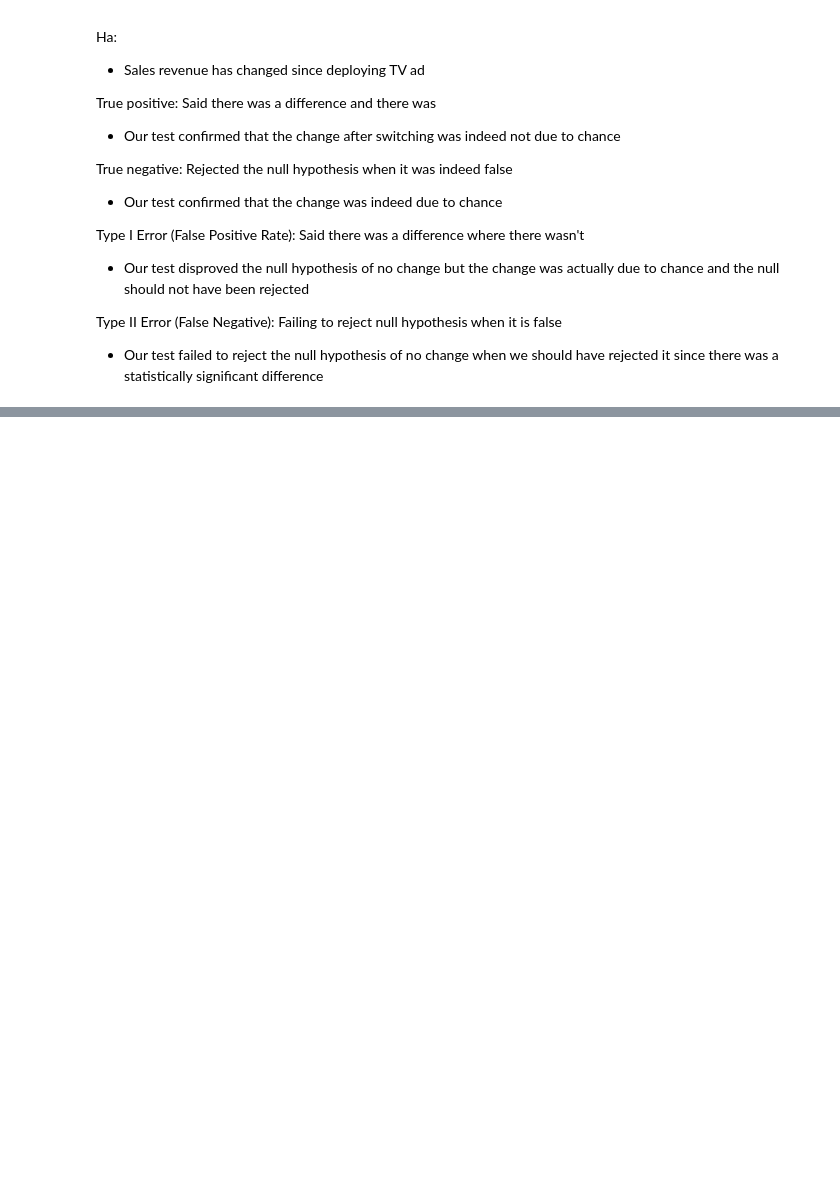
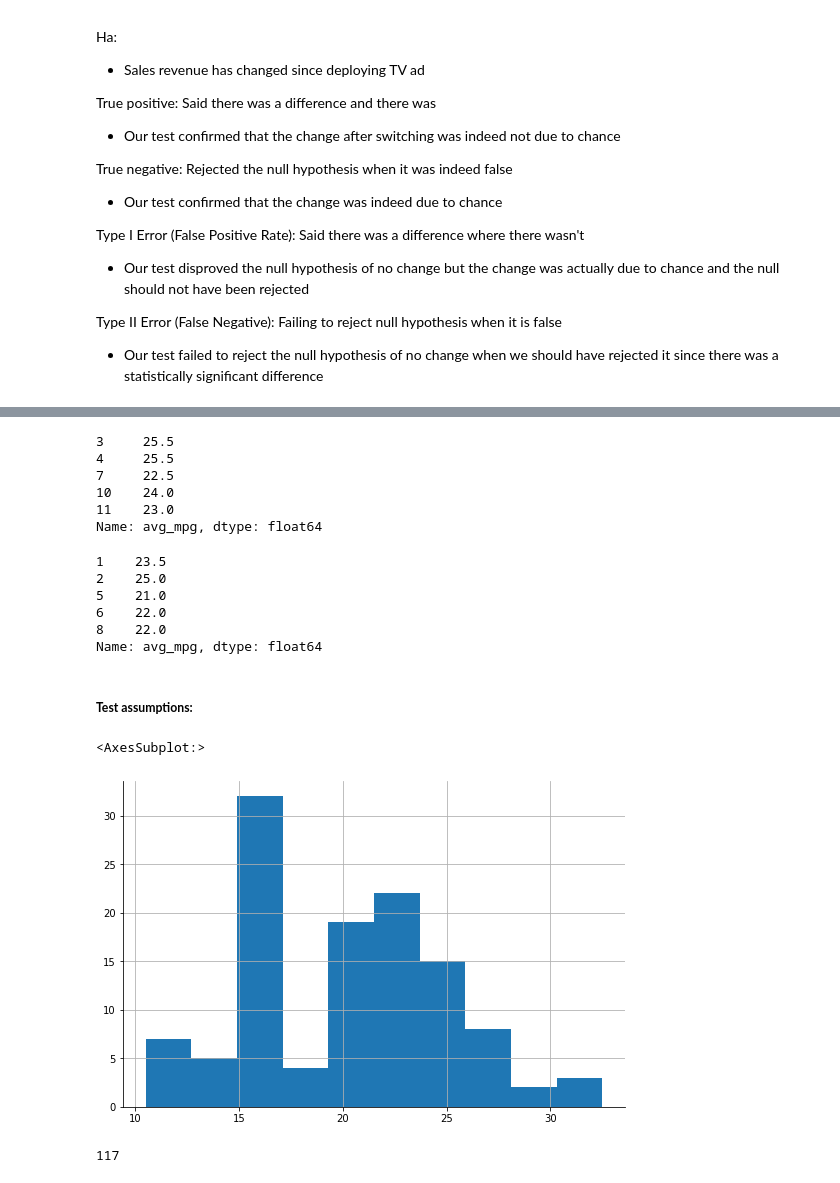
Before and after one commit to adam-talbot/statistics-exercises, a Jupyter notebook: hypothesis_testing.ipynb, the cells around one changed output, grey strips where cells are left out. Saved outputs shown, nothing was run; the diff lists cells and outputs as text; code cells hidden in the pictures; blank space fills up the shorter version.

```diff
--- a/hypothesis_testing.ipynb
+++ b/hypothesis_testing.ipynb
@@ -98,0 +174,4 @@ Type II Error (False Negative): Failing to reject null hypothesis when it is fal
+# %%
+# load the mpg dataset
+mpg = data('mpg')
+mpg.head()
@@ -98,0 +202,4 @@ Type II Error (False Negative): Failing to reject null hypothesis when it is fal
+# %%
+# add a column for average fuel efficiency that is the average of city and hwy mpg
+mpg['avg_mpg'] = (mpg.cty + mpg.hwy) / 2
+mpg.head()
@@ -98,0 +213,34 @@ Type II Error (False Negative): Failing to reject null hypothesis when it is fal
+# %%
+# create pandas series for each group using boolean masks
+Oeight = mpg[mpg.year == 2008].avg_mpg
+Oeight.head()
+# %% [output]
+3     25.5
+4     25.5
+7     22.5
+10    24.0
+11    23.0
+Name: avg_mpg, dtype: float64
+# %%
+ninety_nine = mpg[mpg.year == 1999].avg_mpg
+ninety_nine.head()
+# %% [output]
+1    23.5
+2    25.0
+5    21.0
+6    22.0
+8    22.0
+Name: avg_mpg, dtype: float64
+# %% [markdown]
+##### **Test assumptions:**
+# %%
+# plot distributions to see if normal
+
+Oeight.hist()
+# %% [output]
+<AxesSubplot:>
+[figure, added]
+# %%
+Oeight.size
+# %% [output]
+117
```
Also changed, not shown: parts of 79 cells of this notebook, 3 other files.
